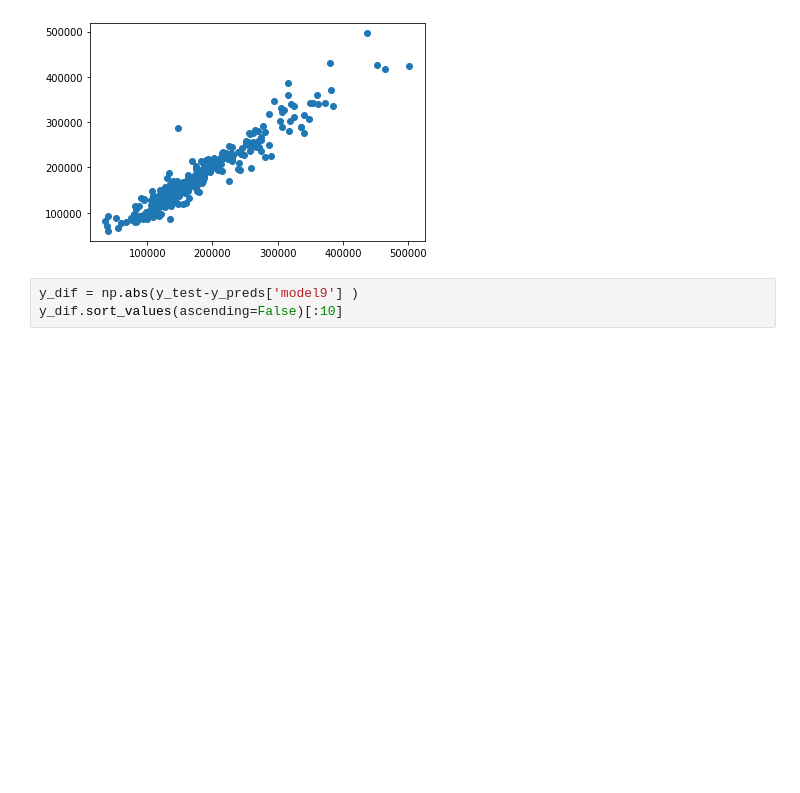
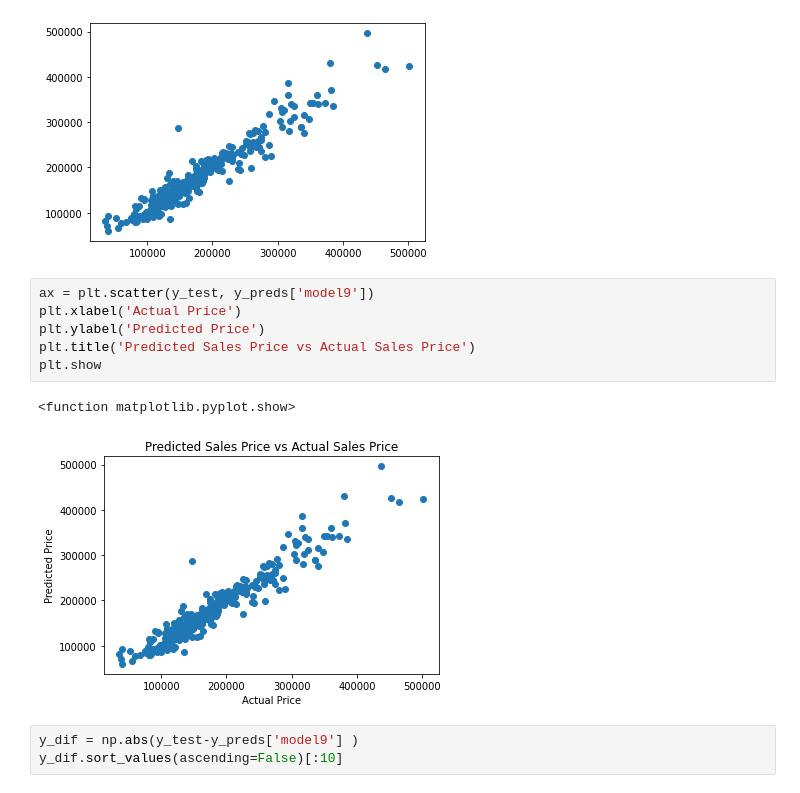
Before and after one commit to HopeFrost/House_price_prediction, a Jupyter notebook: 4_houses_modeling.ipynb, the cells around one changed output. Drawn from its saved outputs; the diff is of its cells as text; blank space fills up the shorter version.

```diff
--- a/4_houses_modeling.ipynb
+++ b/4_houses_modeling.ipynb
@@ -587,6 +584,15 @@ plt.scatter(y_test, y_preds['model9'])
 # %% [output]
 <matplotlib.collections.PathCollection at 0x...>
 [figure]
+# %%
+ax = plt.scatter(y_test, y_preds['model9'])
+plt.xlabel('Actual Price')
+plt.ylabel('Predicted Price')
+plt.title('Predicted Sales Price vs Actual Sales Price')
+plt.show
+# %% [output]
+<function matplotlib.pyplot.show>
+[figure, added]
 # %%
 y_dif = np.abs(y_test-y_preds['model9'] )
 y_dif.sort_values(ascending=False)[:10]
```
Also changed, not shown: parts of 17 cells of this notebook, 4 other files.
